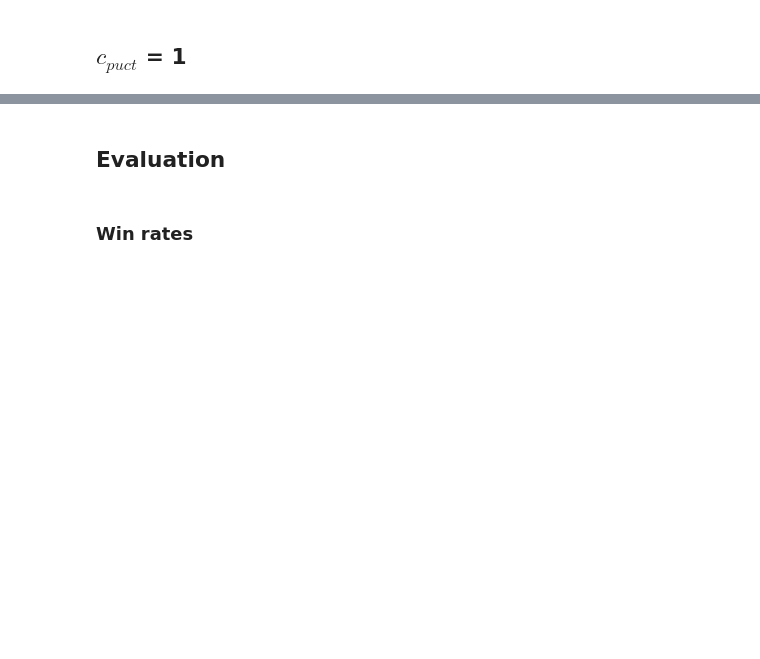
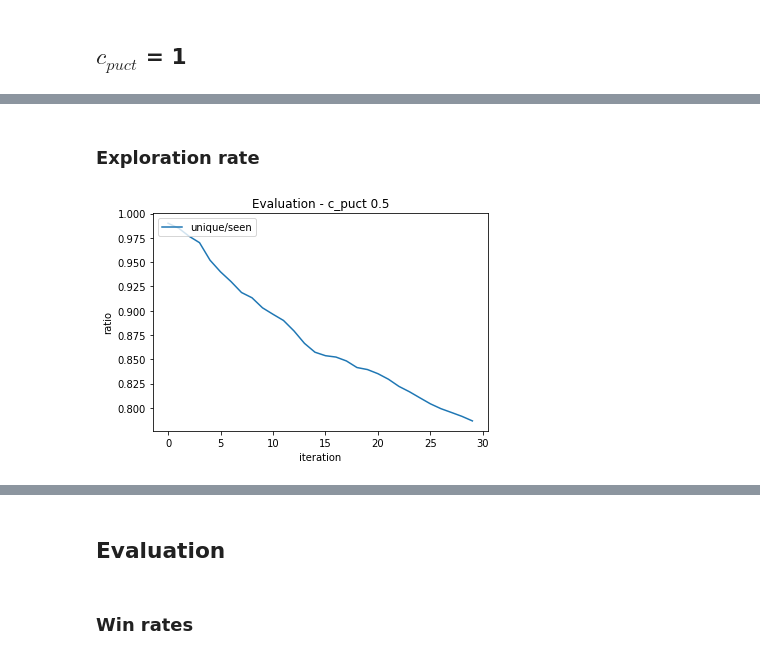
Before and after one commit to y4nnic/AlphaZero_for_small_board_games, a Jupyter notebook: experiment_exploration.ipynb, the cells around one changed output, grey strips where cells are left out. Drawn from its saved outputs; the diff is of its cells as text; code cells hidden in the pictures; blank space fills up the shorter version.

```diff
--- a/experiment_exploration.ipynb
+++ b/experiment_exploration.ipynb
@@ -127,0 +217,20 @@ print("losses_4 =", losses_4)
+# %% [markdown]
+### Exploration rate
+# %%
+exploration_rate_2 = unique_trajectories_2/seen_trajectories_2
+
+fig = plt.figure()
+
+plt.title("Evaluation - c_puct 0.5")
+
+plt.xlabel("iteration")
+plt.ylabel("ratio")
+
+x = np.arange(30)
+
+plt.plot(x, exploration_rate_2, label="unique/seen")
+
+plt.legend(loc=2)
+plt.show()
+# %% [output]
+[figure, added]
```
Also changed, not shown: parts of 110 cells of this notebook.
